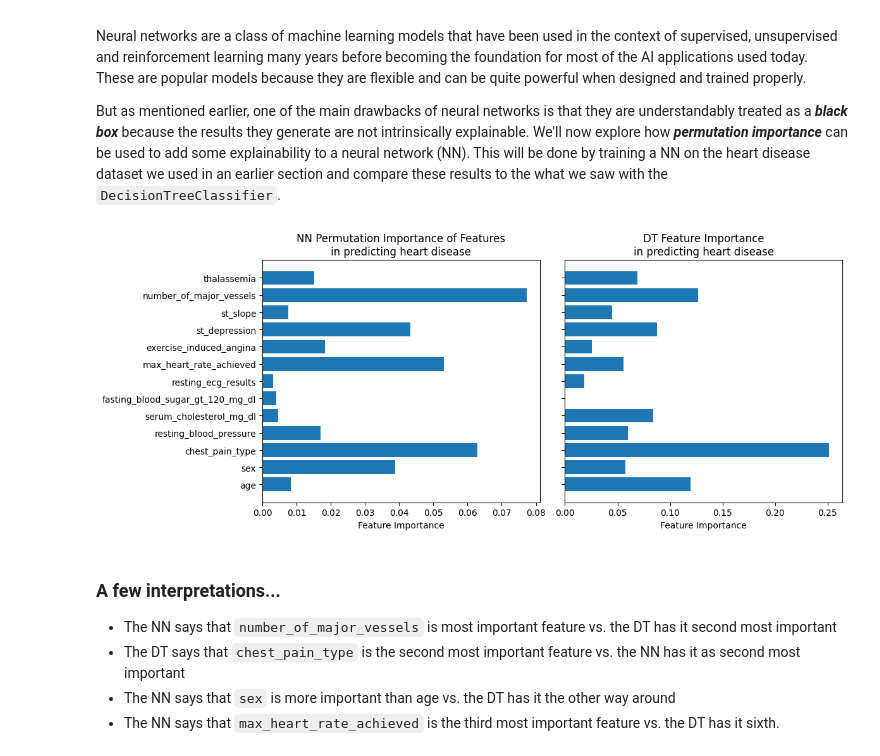
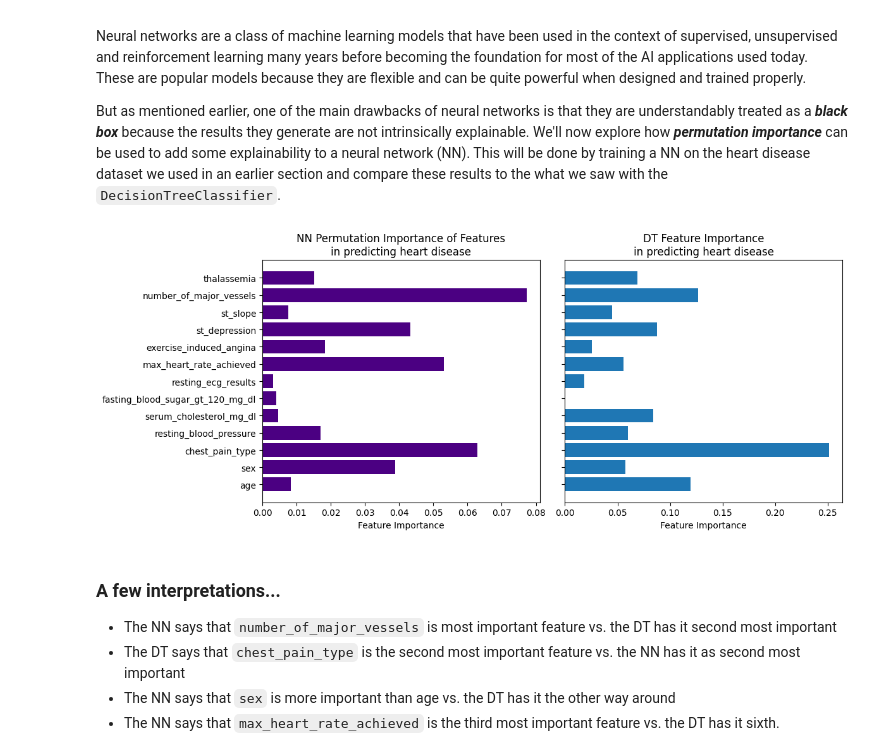
Before and after one commit to MichaelSzczepaniak/MLAIProjects, a Jupyter notebook: ExplainableML/ExplainableML.ipynb, the cells around one changed output. Cells and saved outputs as stored; diff of their text form; code cells hidden in the pictures.

```diff
--- a/ExplainableML/ExplainableML.ipynb
+++ b/ExplainableML/ExplainableML.ipynb
@@ -381,19 +374,19 @@ result = permutation_importance(model_nn_heart, X_heart, y_heart, n_repeats=10,
 # %%
 # Plot feature importances
 fig1, ax1 = plt.subplots(1, 2, figsize=(12, 5), sharey=True)
-ax1[0].barh(X_train_heart.columns, result.importances_mean)
+ax1[0].barh(X_train_heart.columns, result.importances_mean, color='indigo')
 ax1[0].set_title("NN Permutation Importance of Features\nin predicting heart disease")
 ax1[0].set_xlabel("Feature Importance")
 
 ax1[1].barh(X_train_heart.columns, feature_importances_heart)
 ax1[1].set_title("DT Feature Importance\nin predicting heart disease")
 ax1[1].set_xlabel("Feature Importance")
 ax1[1].set_ylabel('')
 
 plt.tight_layout()
 plt.show()
 # %% [output]
-[figure, old version]
+[figure, new version]
 # %% [markdown]
 ### A few interpretations...
 
```
Also changed, not shown: parts of 9 cells of this notebook.
